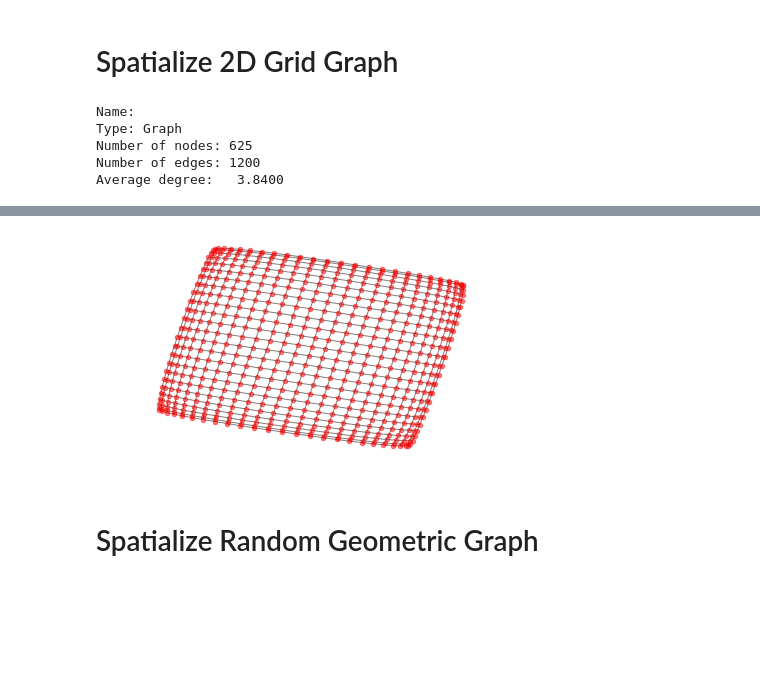
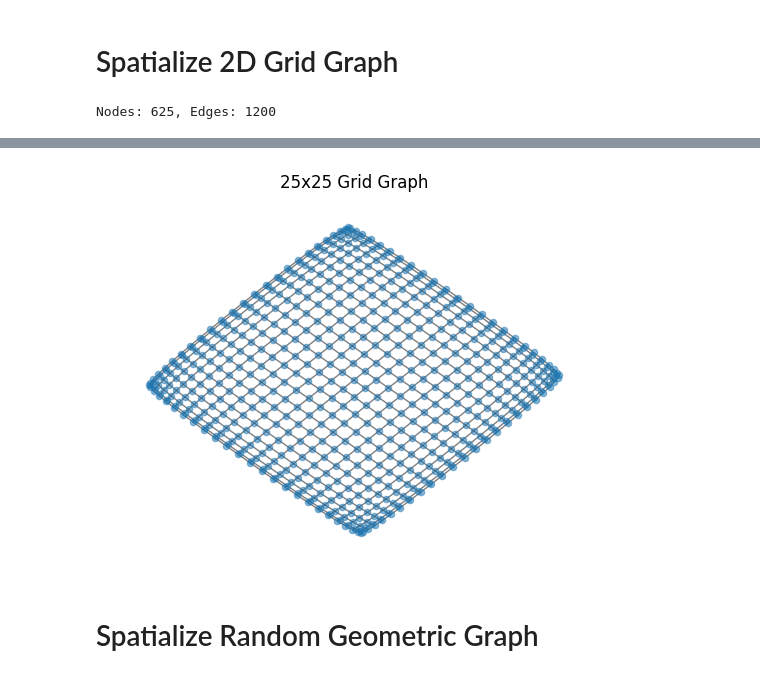
Before and after one commit to bhargavchippada/forceatlas2, a Jupyter notebook: examples/forceatlas2-layout.ipynb, the cells around one changed output, grey strips where cells are left out. Cells and saved outputs as stored; diff of their text form; code cells hidden in the pictures; blank space fills up the shorter version.

```diff
--- a/examples/forceatlas2-layout.ipynb
+++ b/examples/forceatlas2-layout.ipynb
@@ -6,37 +6,36 @@ import numpy as np
 # %%
 # Create ForceAtlas2 object with desired parameters
 forceatlas2 = ForceAtlas2(
-                          # Behavior alternatives
-                          outboundAttractionDistribution=True,  # Dissuade hubs
-                          linLogMode=False,  # NOT IMPLEMENTED
-                          adjustSizes=False,  # Prevent overlap (NOT IMPLEMENTED)
-                          edgeWeightInfluence=1.0,
+    # Behavior alternatives
+    outboundAttractionDistribution=True,  # Dissuade hubs
+    linLogMode=False,  # Logarithmic attraction (for community detection)
+    edgeWeightInfluence=1.0,
 
-                          # Performance
-                          jitterTolerance=1.0,  # Tolerance
-                          barnesHutOptimize=True,
-                          barnesHutTheta=1.2,
-                          multiThreaded=False,  # NOT IMPLEMENTED
+    # Performance
+    jitterTolerance=1.0,  # Tolerance
+    barnesHutOptimize=True,
+    barnesHutTheta=1.2,
 
-                          # Tuning
-                          scalingRatio=2.0,
-                          strongGravityMode=False,
-                          gravity=1.0,
+    # Tuning
+    scalingRatio=2.0,
+    strongGravityMode=False,
+    gravity=1.0,
 
-                          # Log
-                          verbose=True)
+    # Reproducibility
+    seed=42,
+
+    # Log
+    verbose=True,
+)
 # %% [markdown]
 # Spatialize 2D Grid Graph
 # %%
 G = nx.grid_2d_graph(25, 25)
-print(nx.info(G))
+print(f"Nodes: {G.number_of_nodes()}, Edges: {G.number_of_edges()}")
 positions = forceatlas2.forceatlas2_networkx_layout(G, pos=None, iterations=5000)
 nx.draw_networkx(G, positions, node_size=20, with_labels=False, alpha=0.5)
-plt.axis('off')
+plt.axis("off")
+plt.title("25x25 Grid Graph")
 plt.show()
 # %% [output]
-Name:
-Type: Graph
-Number of nodes: 625
-Number of edges: 1200
-Average degree:   3.8400
+Nodes: 625, Edges: 1200
@@ -48,4 +47,4 @@ AdjustSpeedAndApplyForces step  took  0.93  seconds
-[figure, old version]
+[figure, new version]
 # %% [markdown]
 # Spatialize Random Geometric Graph
 # %%
```
Also changed, not shown: parts of 7 cells of this notebook, 16 other files.
